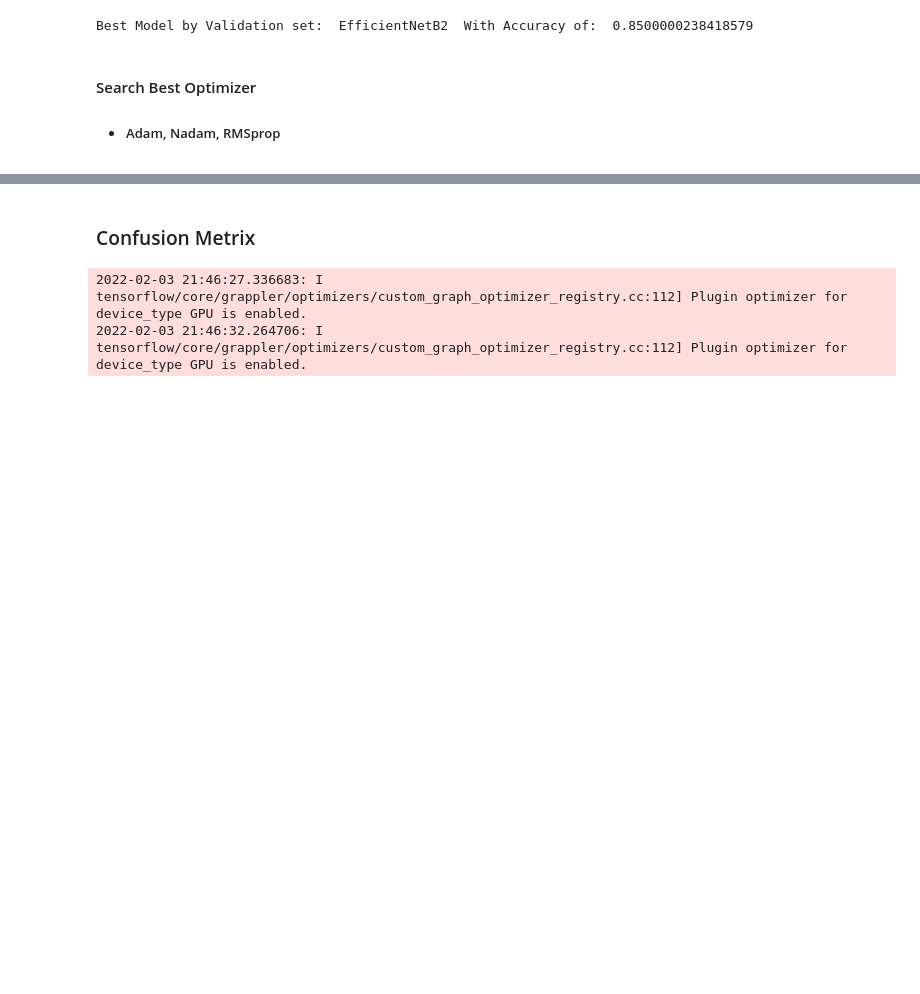
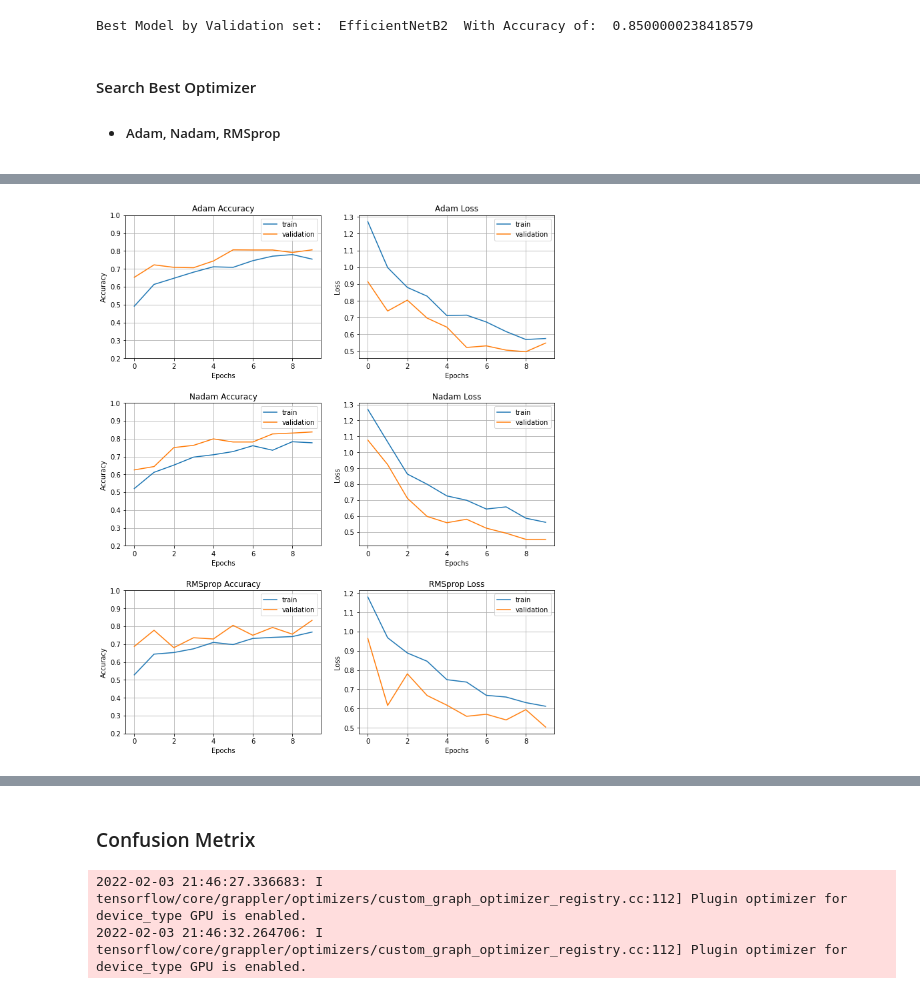
Before and after one commit to KobiAms/FingerprintsQuality, a Jupyter notebook: FP_classification.ipynb, the cells around one changed output, grey strips where cells are left out. Drawn from its saved outputs; the diff is of its cells as text; code cells hidden in the pictures; blank space fills up the shorter version.

```diff
--- a/FP_classification.ipynb
+++ b/FP_classification.ipynb
@@ -532,3 +532,22 @@ Best Model by Validation set:  EfficientNetB2  With Accuracy of:  0.850000023841
 #### Search Best Optimizer ####
 
 * ##### Adam, Nadam, RMSprop #####
+# %%
+optimizers = [Adam, Nadam, RMSprop]
+optimizers_name = ['Adam', 'Nadam', 'RMSprop']
+opts_history = []
+for opt, name in zip(optimizers, optimizers_name):
+    model = Sequential(
+        tf.keras.applications.EfficientNetB2(include_top=False, input_shape=(180,180,3), pooling='avg',classes=5, weights='imagenet')
+    )
+    for layer in model.layers:
+            layer.trainable=False
+
+    classifier = models.clone_model(fc_classifier)
+    classifier = fc_classifier.__class__.from_config(fc_classifier.get_config())
+    model.add(classifier)
+    model.build((None, 180, 180, 3))
+    model.compile(optimizer=opt(learning_rate=learning_rate),loss='categorical_crossentropy',metrics=['accuracy'])
+
+    model_history = model.fit(train_dataset, validation_data=val_dataset, epochs=epochs_find_best, verbose=0)
+    opts_history.append(model_history)
@@ -535,19 +561,7 @@ Best Model by Validation set:  EfficientNetB2  With Accuracy of:  0.850000023841
 # %%
-optimizers = [Adam, Nadam, RMSprop]
-optimizers_name = ['Adam', 'Nadam', 'RMSprop']
-
-opts_history = []
-
-for opt in optimizers:
-    model = models.clone_model(EfficientNetB2)
-    model = EfficientNetB2.__class__.from_config(EfficientNetB2.get_config())
-    model.compile(optimizer=opt(learning_rate=learning_rate), loss='categorical_crossentropy', metrics=['accuracy'])
-    history = model.fit(train_dataset, validation_data=val_dataset, epochs=epochs_find_best)
-    opts_history.append(history)
-
-best_model_acc = 0
-best_model = ""
-plt.figure(figsize=(10, 25))
+best_opt_acc = 0
+best_opt = ""
+plt.figure(figsize=(10, 12))
 for history, name, i in zip(opts_history, optimizers_name, range(1, 4)):
 
     if best_model_acc < history.history['val_accuracy'][-1]:
@@ -557,33 +571,32 @@ for history, name, i in zip(opts_history, optimizers_name, range(1, 4)):
     acc_history = history.history['accuracy']
     val_acc_history = history.history['val_accuracy']
     loss_history = history.history['loss']
     val_loss_history = history.history['val_loss']
     plt.subplot(3, 2, 2*i-1)
     fig1 = plt.gcf()
     plt.plot(acc_history)
     plt.plot(val_acc_history)
     plt.axis(ymin=0.2,ymax=1)
     plt.grid()
     plt.title(name + ' Accuracy')
     plt.ylabel('Accuracy')
     plt.xlabel('Epochs')
     plt.legend(['train', 'validation'])
 
-    plt.subplot(6, 2, 2*i)
+    plt.subplot(3, 2, 2*i)
     fig2 = plt.gcf()
     plt.plot(loss_history)
     plt.plot(val_loss_history)
     plt.grid()
     plt.title(name+' Loss')
     plt.ylabel('Loss')
     plt.xlabel('Epochs')
     plt.legend(['train', 'validation'])
 
-
-
 plt.tight_layout(pad=2.0)
 plt.show()
 
 
 print("Best Optimizer for EfficientNetB2 by Validation set: ", best_model, " With Accuracy of: ", best_model_acc)
 # %% [output]
+[figure, added]
```
Also changed, not shown: parts of 8 cells of this notebook.
